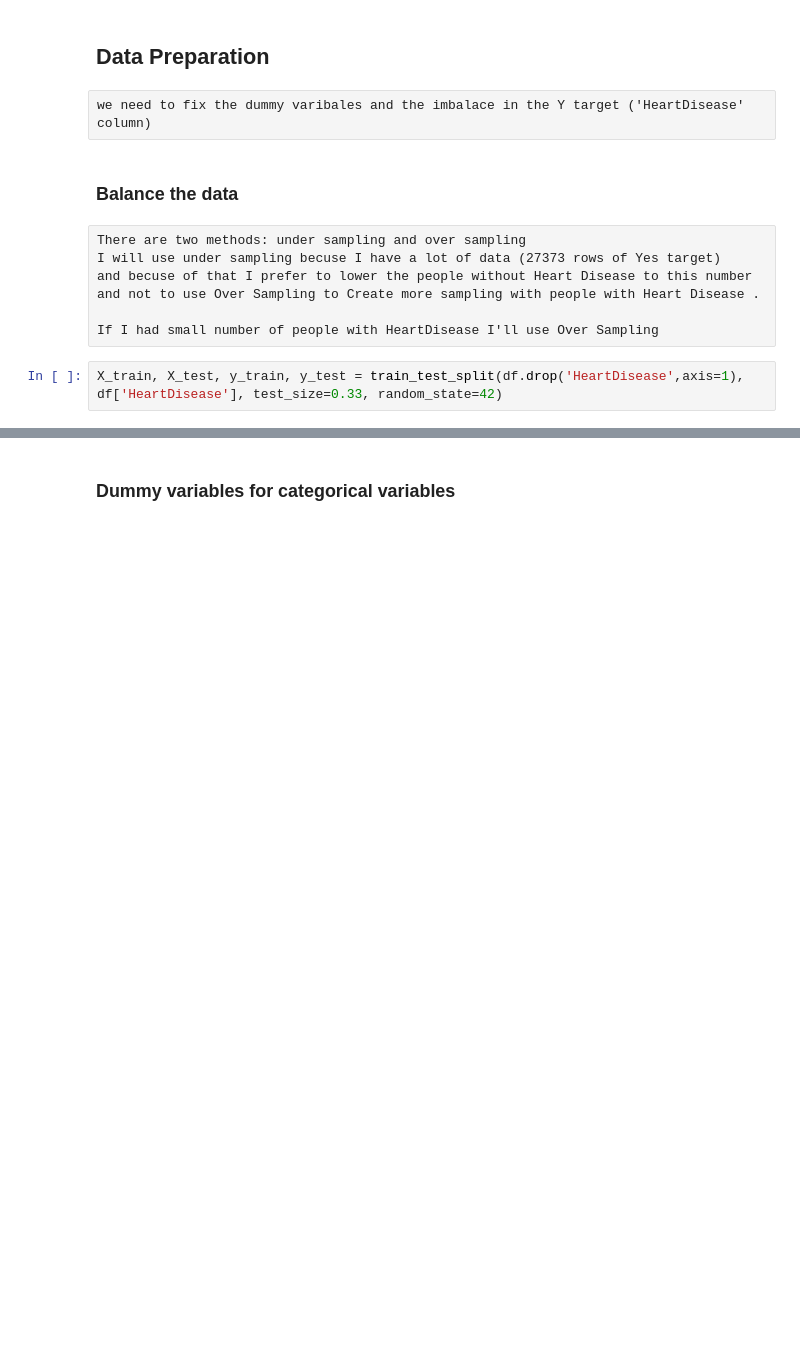
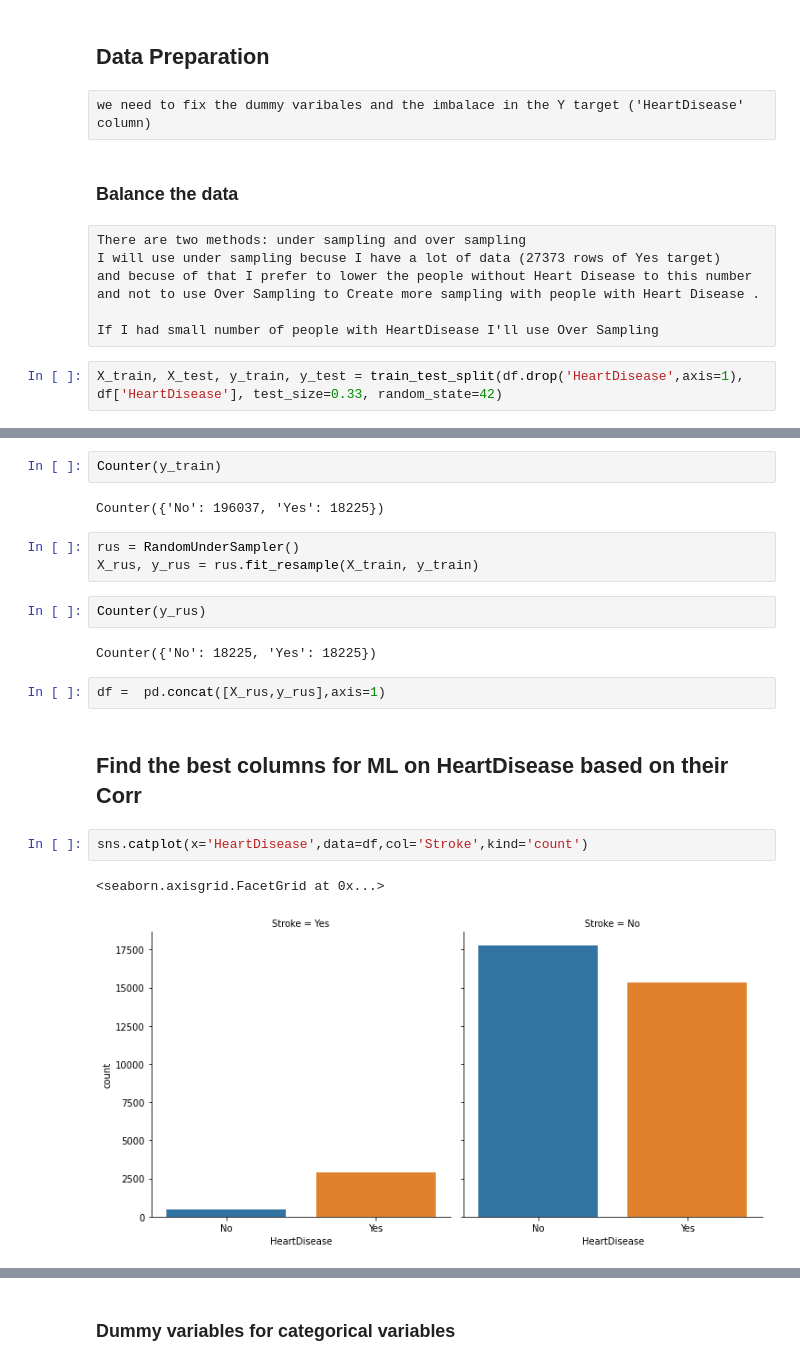
Before and after one commit to idanwork22/john_bryce_all, a Jupyter notebook: ML project/Idan_Chen_project.ipynb, the cells around one changed output, grey strips where cells are left out. Drawn from its saved outputs; the diff is of its cells as text; blank space fills up the shorter version.

```diff
--- a/ML project/Idan_Chen_project.ipynb
+++ b/ML project/Idan_Chen_project.ipynb
@@ -169,0 +127,20 @@ TypeError: unsupported operand type(s) for +: 'int' and 'str'
+# %%
+Counter(y_train)
+# %% [output]
+Counter({'No': 196037, 'Yes': 18225})
+# %%
+rus = RandomUnderSampler()
+X_rus, y_rus = rus.fit_resample(X_train, y_train)
+# %%
+Counter(y_rus)
+# %% [output]
+Counter({'No': 18225, 'Yes': 18225})
+# %%
+df =  pd.concat([X_rus,y_rus],axis=1)
+# %% [markdown]
+## Find the best columns for ML on HeartDisease based on their Corr
+# %%
+sns.catplot(x='HeartDisease',data=df,col='Stroke',kind='count')
+# %% [output]
+<seaborn.axisgrid.FacetGrid at 0x...>
+[figure, added]
```
Also changed, not shown: parts of 23 cells of this notebook, 1 other file.
